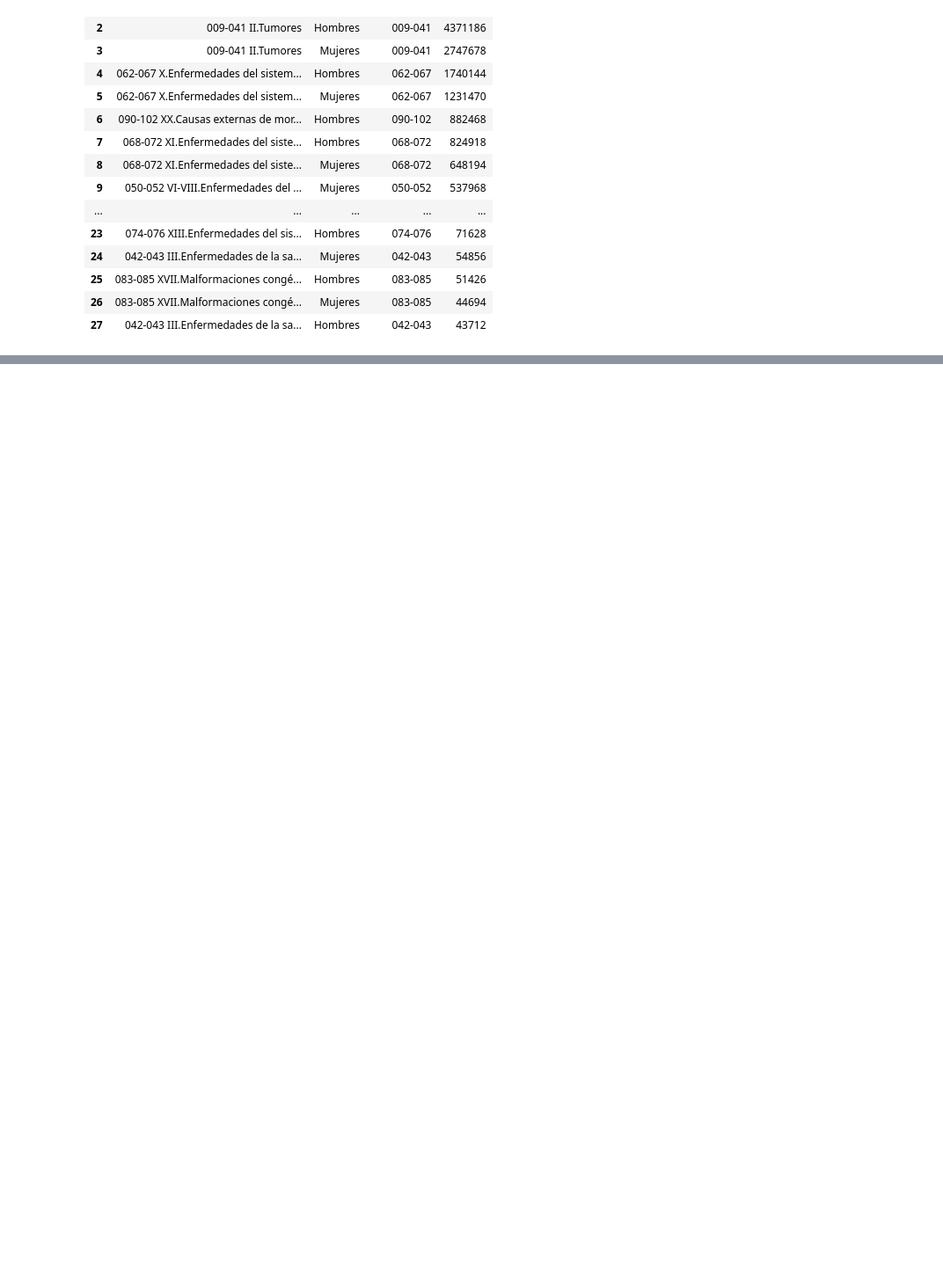
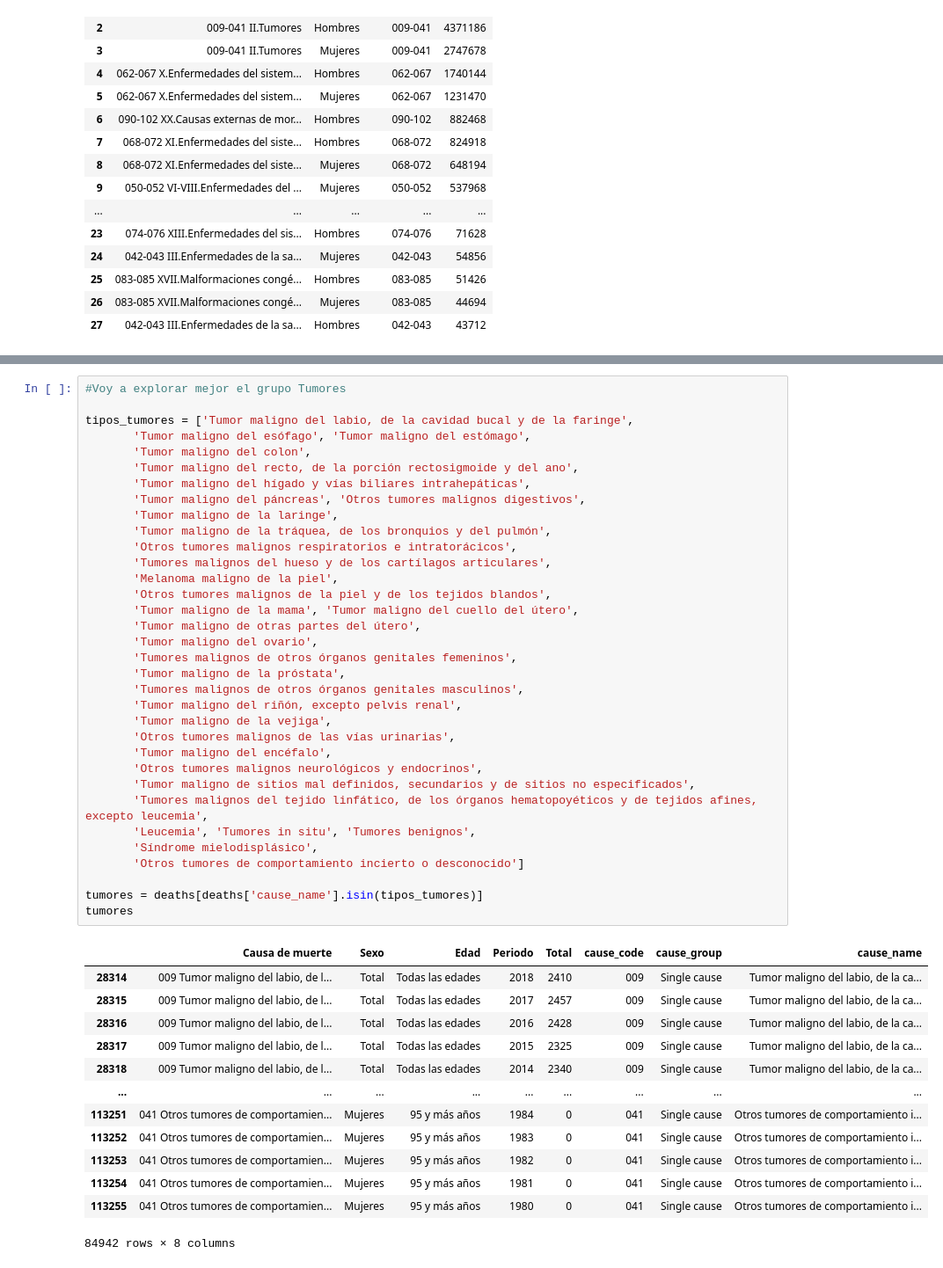
Before and after one commit to silviluliuma/deadly_viz_challenge, a Jupyter notebook: notebooks/deadly_viz_challenge.ipynb, the cells around one changed output, grey strips where cells are left out. Shown at 88% size. Drawn from its saved outputs; the diff is of its cells as text; blank space fills up the shorter version.

```diff
--- a/notebooks/deadly_viz_challenge.ipynb
+++ b/notebooks/deadly_viz_challenge.ipynb
@@ -479,0 +513,48 @@ fig
+# %%
+#Voy a explorar mejor el grupo Tumores
+
+tipos_tumores = ['Tumor maligno del labio, de la cavidad bucal y de la faringe',
+       'Tumor maligno del esófago', 'Tumor maligno del estómago',
+       'Tumor maligno del colon',
+       'Tumor maligno del recto, de la porción rectosigmoide y del ano',
+       'Tumor maligno del hígado y vías biliares intrahepáticas',
+       'Tumor maligno del páncreas', 'Otros tumores malignos digestivos',
+       'Tumor maligno de la laringe',
+       'Tumor maligno de la tráquea, de los bronquios y del pulmón',
+       'Otros tumores malignos respiratorios e intratorácicos',
+       'Tumores malignos del hueso y de los cartílagos articulares',
+       'Melanoma maligno de la piel',
+       'Otros tumores malignos de la piel y de los tejidos blandos',
+       'Tumor maligno de la mama', 'Tumor maligno del cuello del útero',
+       'Tumor maligno de otras partes del útero',
+       'Tumor maligno del ovario',
+       'Tumores malignos de otros órganos genitales femeninos',
+       'Tumor maligno de la próstata',
+       'Tumores malignos de otros órganos genitales masculinos',
+       'Tumor maligno del riñón, excepto pelvis renal',
+       'Tumor maligno de la vejiga',
+       'Otros tumores malignos de las vías urinarias',
+       'Tumor maligno del encéfalo',
+       'Otros tumores malignos neurológicos y endocrinos',
+       'Tumor maligno de sitios mal definidos, secundarios y de sitios no especificados',
+       'Tumores malignos del tejido linfático, de los órganos hematopoyéticos y de tejidos afines, excepto leucemia',
+       'Leucemia', 'Tumores in situ', 'Tumores benignos',
+       'Síndrome mielodisplásico',
+       'Otros tumores de comportamiento incierto o desconocido']
+
+tumores = deaths[deaths['cause_name'].isin(tipos_tumores)]
+tumores
+# %% [output]
+|  | Causa de muerte | Sexo | Edad | Periodo | Total | cause_code | cause_group | cause_name |
+| 28314 | 009 Tumor maligno del labio, de l... | Total | Todas las edades | 2018 | 2410 | 009 | Single cause | Tumor maligno del labio, de la ca... |
+| 28315 | 009 Tumor maligno del labio, de l... | Total | Todas las edades | 2017 | 2457 | 009 | Single cause | Tumor maligno del labio, de la ca... |
+| 28316 | 009 Tumor maligno del labio, de l... | Total | Todas las edades | 2016 | 2428 | 009 | Single cause | Tumor maligno del labio, de la ca... |
+| 28317 | 009 Tumor maligno del labio, de l... | Total | Todas las edades | 2015 | 2325 | 009 | Single cause | Tumor maligno del labio, de la ca... |
+| 28318 | 009 Tumor maligno del labio, de l... | Total | Todas las edades | 2014 | 2340 | 009 | Single cause | Tumor maligno del labio, de la ca... |
+| ... | ... | ... | ... | ... | ... | ... | ... | ... |
+| 113251 | 041 Otros tumores de comportamien... | Mujeres | 95 y más años | 1984 | 0 | 041 | Single cause | Otros tumores de comportamiento i... |
+| 113252 | 041 Otros tumores de comportamien... | Mujeres | 95 y más años | 1983 | 0 | 041 | Single cause | Otros tumores de comportamiento i... |
+| 113253 | 041 Otros tumores de comportamien... | Mujeres | 95 y más años | 1982 | 0 | 041 | Single cause | Otros tumores de comportamiento i... |
+| 113254 | 041 Otros tumores de comportamien... | Mujeres | 95 y más años | 1981 | 0 | 041 | Single cause | Otros tumores de comportamiento i... |
+| 113255 | 041 Otros tumores de comportamien... | Mujeres | 95 y más años | 1980 | 0 | 041 | Single cause | Otros tumores de comportamiento i... |
+84942 rows × 8 columns
```
Also changed, not shown: parts of 9 cells of this notebook.
